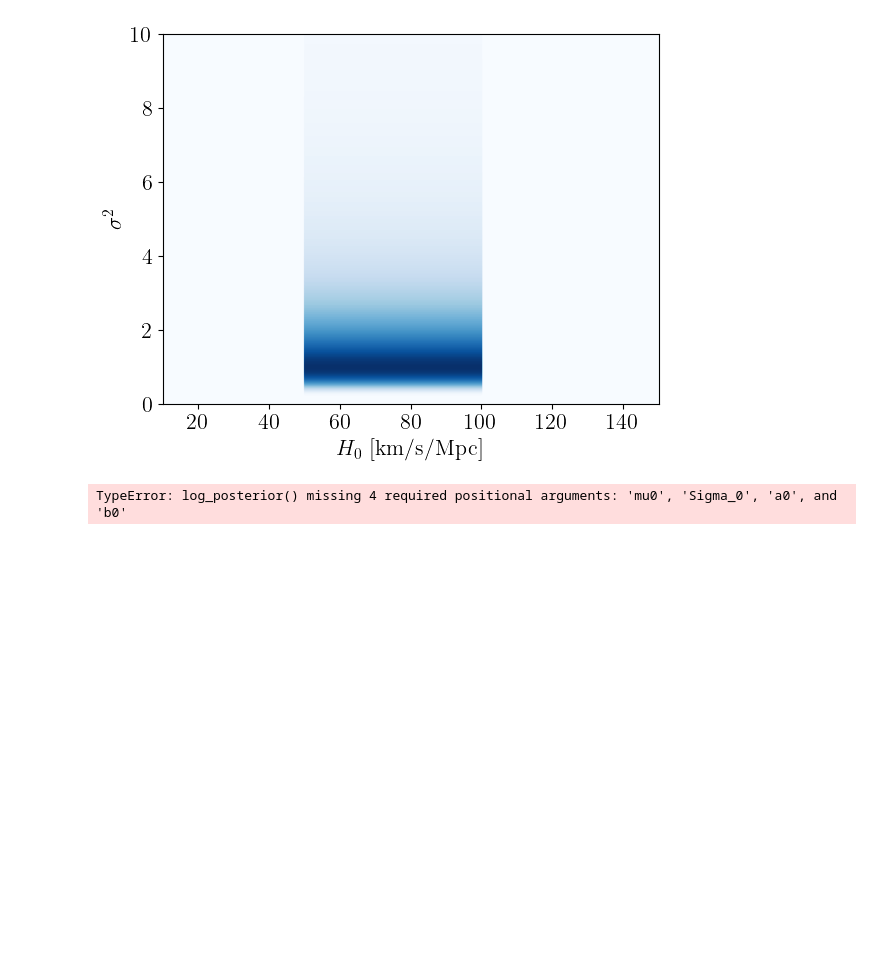
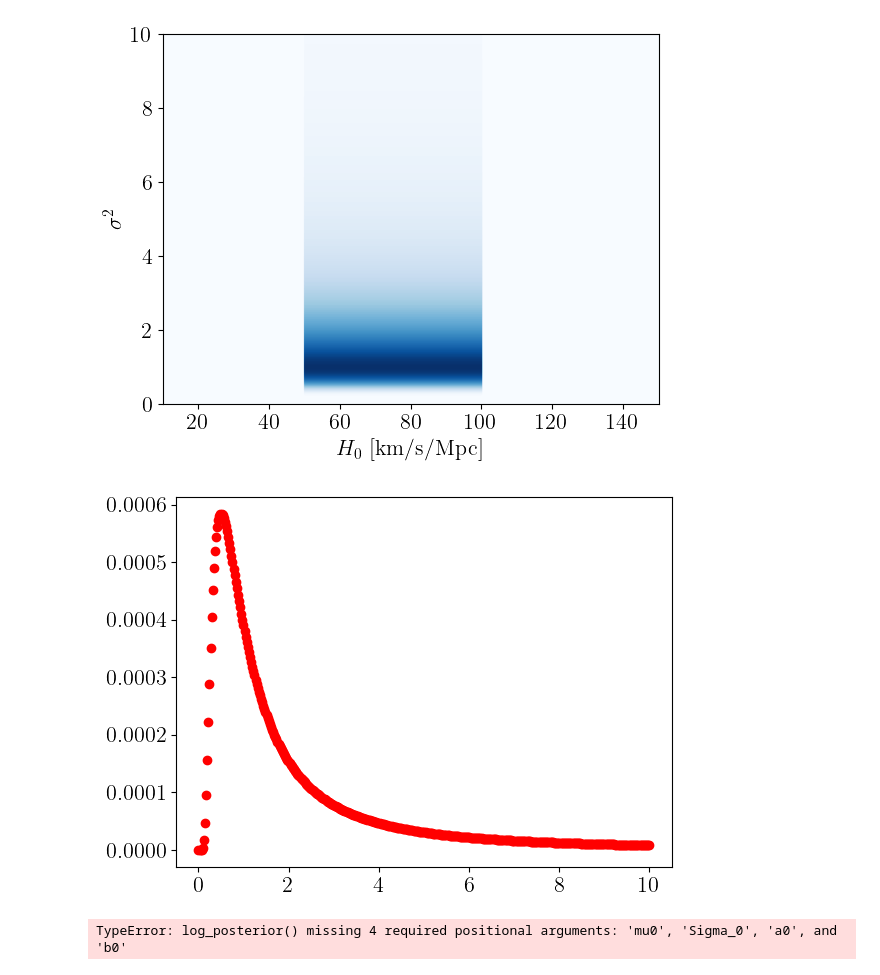
Before and after one commit to j-haralds/Advanced_sim, a Jupyter notebook: proj1_shared/proj1_jonatan.ipynb, the cells around one changed output. Drawn from its saved outputs; the diff is of its cells as text; code cells hidden in the pictures; blank space fills up the shorter version.

```diff
--- a/proj1_shared/proj1_jonatan.ipynb
+++ b/proj1_shared/proj1_jonatan.ipynb
@@ -385,6 +393,13 @@ plt.ylabel('$\sigma^2$')
 # %% [output]
 Text(0, 0.5, '$\\sigma^2$')
 [figure]
+# %%
+
+for s in sigma_sample:
+    lp = log_prior([70,0.5,s], a0, b0)
+    plt.scatter(s,np.exp(lp),c='red')
+# %% [output]
+[figure, added]
 # %%
 plt.plot(q0_grid,np.exp(log_posterior([70,q0_grid],z,mu,sig)))
 plt.show()
```
Also changed, not shown: parts of 9 cells of this notebook.
